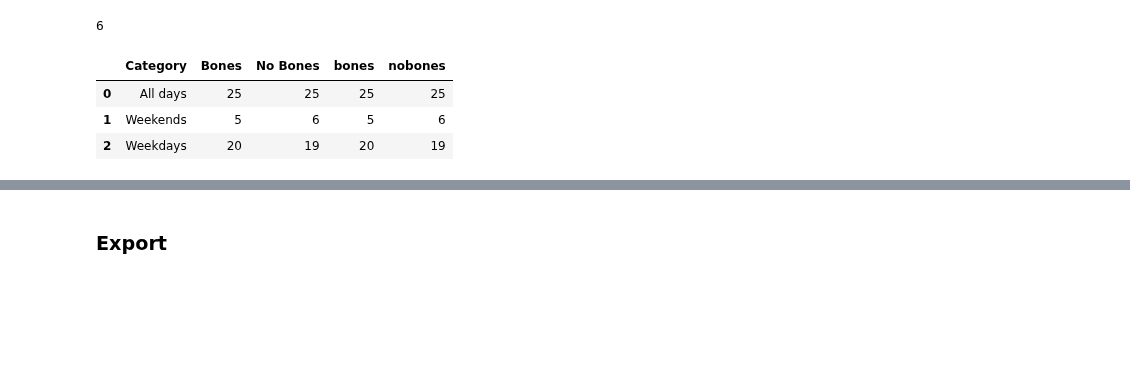
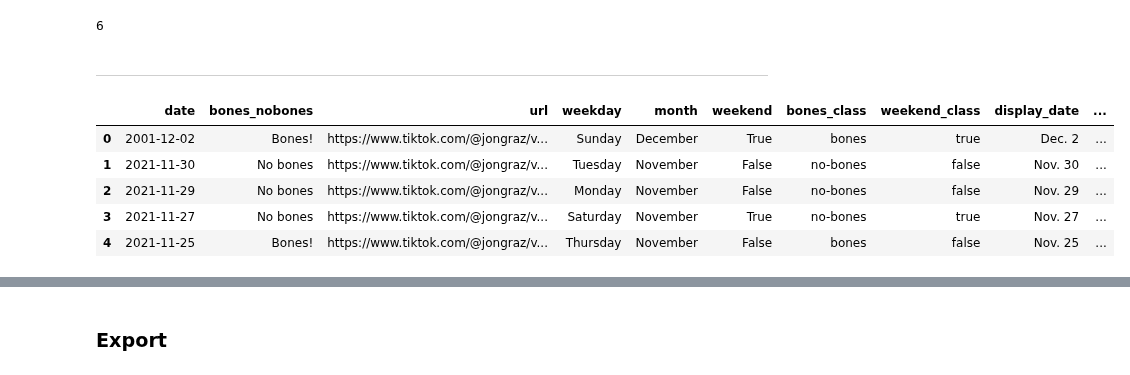
Before and after one commit to stiles/noodle-tracker, a Jupyter notebook: _workspace/00-process-noodle-data.ipynb, the cells around one changed output, grey strips where cells are left out. Cells and saved outputs as stored; diff of their text form; code cells hidden in the pictures; blank space fills up the shorter version.

Commit message:
weeks

```diff
--- a/_workspace/00-process-noodle-data.ipynb
+++ b/_workspace/00-process-noodle-data.ipynb
@@ -203,10 +203,3 @@ stacked_bar = pd.DataFrame(
 # %%
 stacked_bar["bones"] = stacked_bar["Bones"]
 stacked_bar["nobones"] = stacked_bar["No Bones"]
-# %%
-stacked_bar
-# %% [output]
-|  | Category | Bones | No Bones | bones | nobones |
-| 0 | All days | 25 | 25 | 25 | 25 |
-| 1 | Weekends | 5 | 6 | 5 | 6 |
-| 2 | Weekdays | 20 | 19 | 20 | 19 |
@@ -212,0 +208,16 @@ stacked_bar
+# %% [markdown]
+---
+# %%
+df["week"] = pd.to_datetime(df["date"]).dt.isocalendar().week
+df["weekstart"] = pd.to_datetime(df["date"]) - pd.to_timedelta(
+    pd.to_datetime(df["date"]).dt.dayofweek, unit="d"
+)
+# %%
+df.head()
+# %% [output]
+|  | date | bones_nobones | url | weekday | month | weekend | bones_class | weekend_class | display_date | ... |
+| 0 | 2001-12-02 | Bones! | https://www.tiktok.com/@jongraz/v... | Sunday | December | True | bones | true | Dec. 2 | ... |
+| 1 | 2021-11-30 | No bones | https://www.tiktok.com/@jongraz/v... | Tuesday | November | False | no-bones | false | Nov. 30 | ... |
+| 2 | 2021-11-29 | No bones | https://www.tiktok.com/@jongraz/v... | Monday | November | False | no-bones | false | Nov. 29 | ... |
+| 3 | 2021-11-27 | No bones | https://www.tiktok.com/@jongraz/v... | Saturday | November | True | no-bones | true | Nov. 27 | ... |
+| 4 | 2021-11-25 | Bones! | https://www.tiktok.com/@jongraz/v... | Thursday | November | False | bones | false | Nov. 25 | ... |
```
Also changed, not shown: parts of 4 cells of this notebook, 1 other file.
